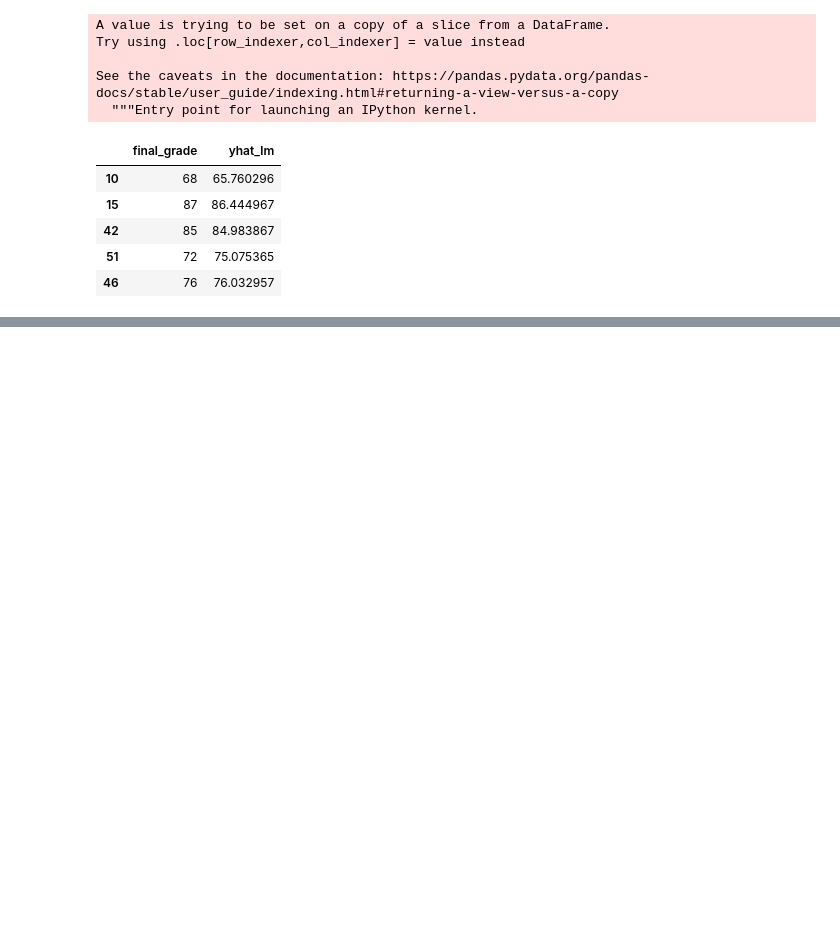
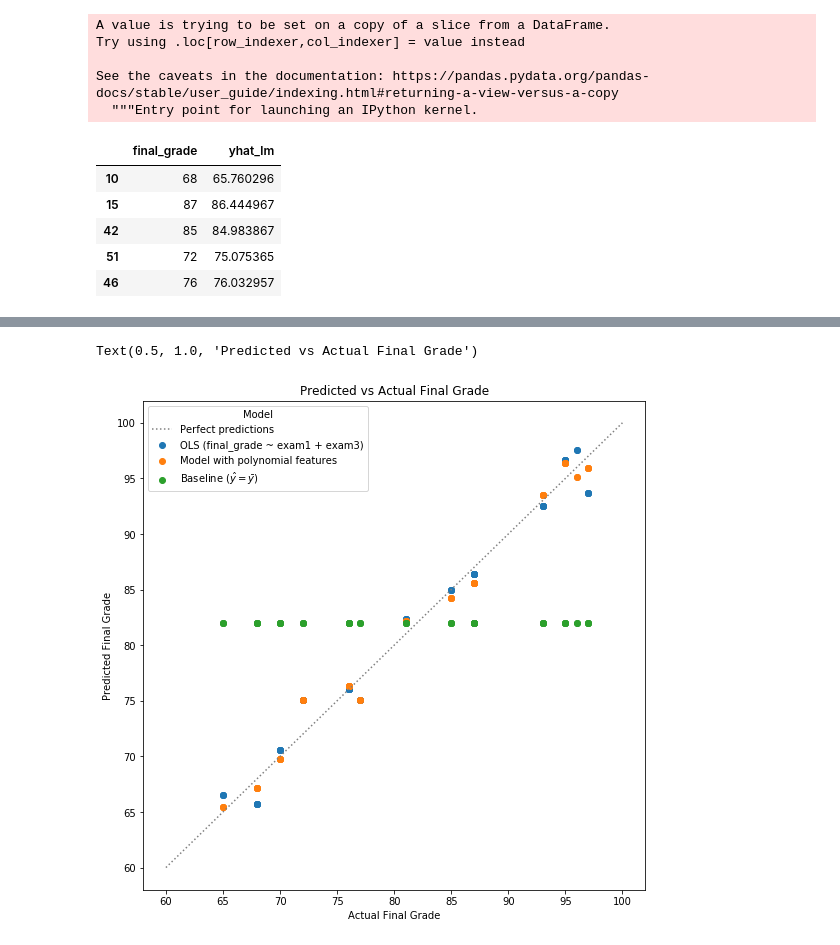
Before and after one commit to matt-c-knight/regression_exercises, a Jupyter notebook: model.ipynb, the cells around one changed output, grey strips where cells are left out. Saved outputs shown, nothing was run; the diff lists cells and outputs as text; code cells hidden in the pictures; blank space fills up the shorter version.

Commit message:
finished telco model

```diff
--- a/model.ipynb
+++ b/model.ipynb
@@ -142,0 +175,7 @@ See the caveats in the documentation: https://pandas.pydata.org/pandas-docs/stab
+# %%
+from sklearn.preprocessing import PolynomialFeatures
+
+poly = PolynomialFeatures(degree=2)
+X_poly = poly.fit_transform(X_rfe)
+
+poly.get_feature_names()
@@ -142,0 +184,4 @@ See the caveats in the documentation: https://pandas.pydata.org/pandas-docs/stab
+# %%
+lm_poly = LinearRegression()
+lm_poly.fit(X_poly, y_train.final_grade)
+y_train['yhat_poly'] = lm_poly.predict(X_poly)
@@ -142,0 +206,11 @@ See the caveats in the documentation: https://pandas.pydata.org/pandas-docs/stab
+# %%
+# set predictions to be the mean of all final grades
+y_train['yhat_baseline'] = df['final_grade'].mean()
+
+# compute the RMSE
+RMSE_bl = np.sqrt(mean_squared_error(y_train.final_grade, y_train.yhat_baseline))
+print("Baseline (ŷ = ȳ)\n  Root mean squared error: {:.3}".format(RMSE_bl))
+
+# no need to compute R-2 because it will be a 0! But we will demonstrate here:
+evs = explained_variance_score(y_train.final_grade, y_train.yhat_baseline)
+print('  {:.2%} of the variance in the student''s final grade can be explained by the grades on exam 1 and 3.'.format(evs))
@@ -142,0 +232,15 @@ See the caveats in the documentation: https://pandas.pydata.org/pandas-docs/stab
+# %%
+plt.figure(figsize=(9, 9))
+
+plt.scatter(y_train.final_grade, y_train.yhat_lm, label='OLS (final_grade ~ exam1 + exam3)', marker='o')
+plt.scatter(y_train.final_grade, y_train.yhat_poly, label='Model with polynomial features', marker='o')
+plt.scatter(y_train.final_grade, y_train.yhat_baseline, label=r'Baseline ($\hat{y} = \bar{y}$)', marker='o')
+plt.plot([60, 100], [60, 100], label='Perfect predictions', ls=':', c='grey')
+
+plt.legend(title='Model')
+plt.ylabel('Predicted Final Grade')
+plt.xlabel('Actual Final Grade')
+plt.title('Predicted vs Actual Final Grade')
+# %% [output]
+Text(0.5, 1.0, 'Predicted vs Actual Final Grade')
+[figure, added]
```
Also changed, not shown: parts of 97 cells of this notebook.
